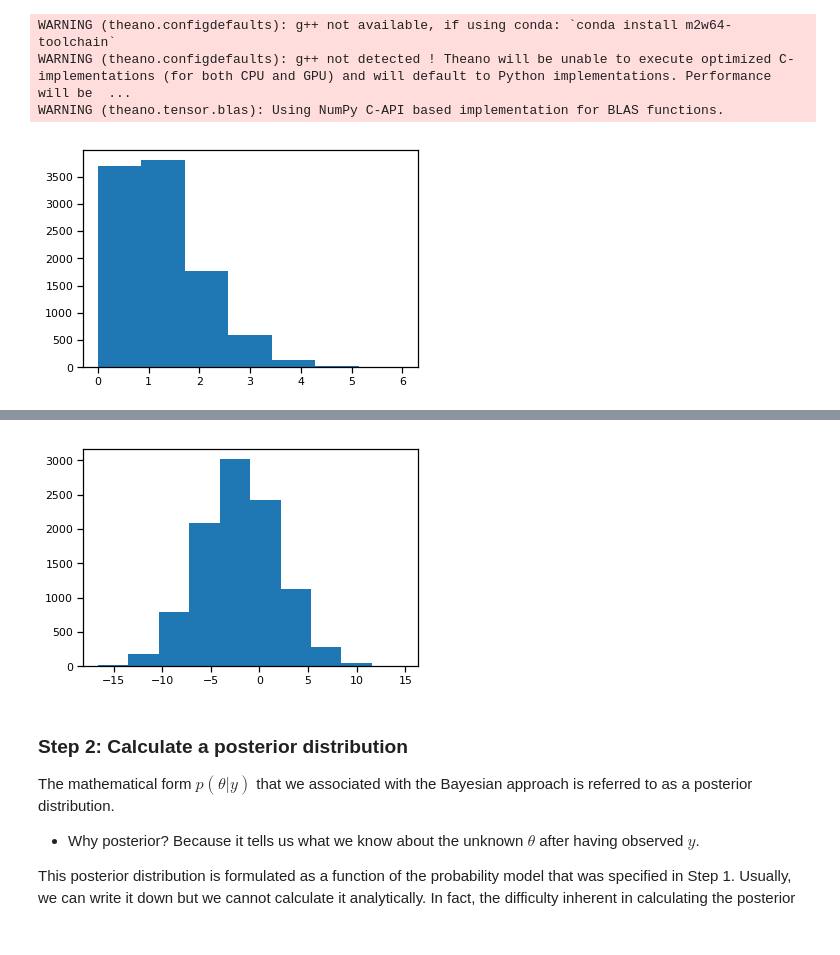
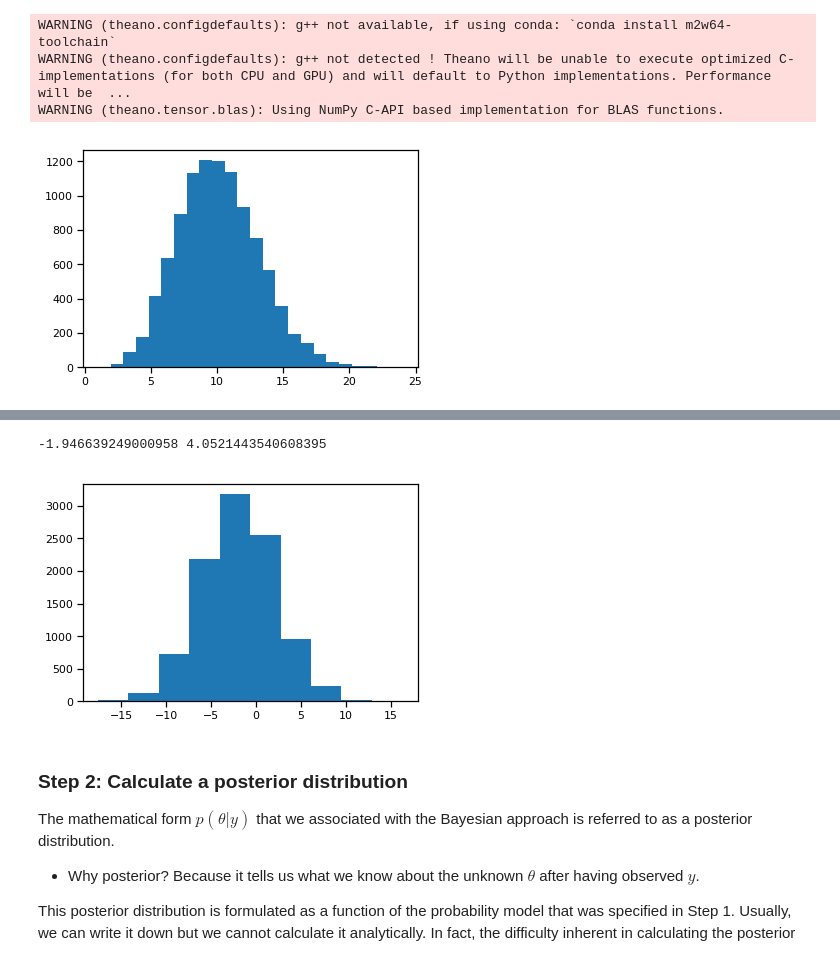
Before and after one commit to fepo68/probabilisticMLcourseUTP2019, a Jupyter notebook: LAB3_BI/bayesianInferenceIntro.ipynb, the cells around one changed output, grey strips where cells are left out. Saved outputs shown, nothing was run; the diff lists cells and outputs as text; code cells hidden in the pictures.

```diff
--- a/LAB3_BI/bayesianInferenceIntro.ipynb
+++ b/LAB3_BI/bayesianInferenceIntro.ipynb
@@ -58,11 +55,14 @@ WARNING (theano.configdefaults): g++ not available, if using conda: `conda insta
 WARNING (theano.configdefaults): g++ not detected ! Theano will be unable to execute optimized C-implementations (for both CPU and GPU) and will default to Python implementations. Performance will be  ...
 WARNING (theano.tensor.blas): Using NumPy C-API based implementation for BLAS functions.
 # %%
+
+x = Poisson.dist(mu=10)
+samples = x.random(size=10000)
 samples.mean()
 
 plt.hist(samples, bins=len(set(samples)));
 # %% [output]
-[figure, old version]
+[figure, new version]
 # %% [markdown]
 
 Continuous Random Variables
@@ -90,11 +90,11 @@ from pymc3 import Normal
 
 y = Normal.dist(mu=-2, sd=4)
 samples = y.random(size=10000)
-samples.mean()
-samples.std()
+print(samples.mean(),samples.std())
 plt.hist(samples);
 # %% [output]
+-1.946639249000958 4.0521443540608395
-[figure, old version]
+[figure, new version]
 # %% [markdown]
 ### Step 2:  Calculate a posterior distribution
 
```
Also changed, not shown: parts of 9 cells of this notebook, 2 other files.
